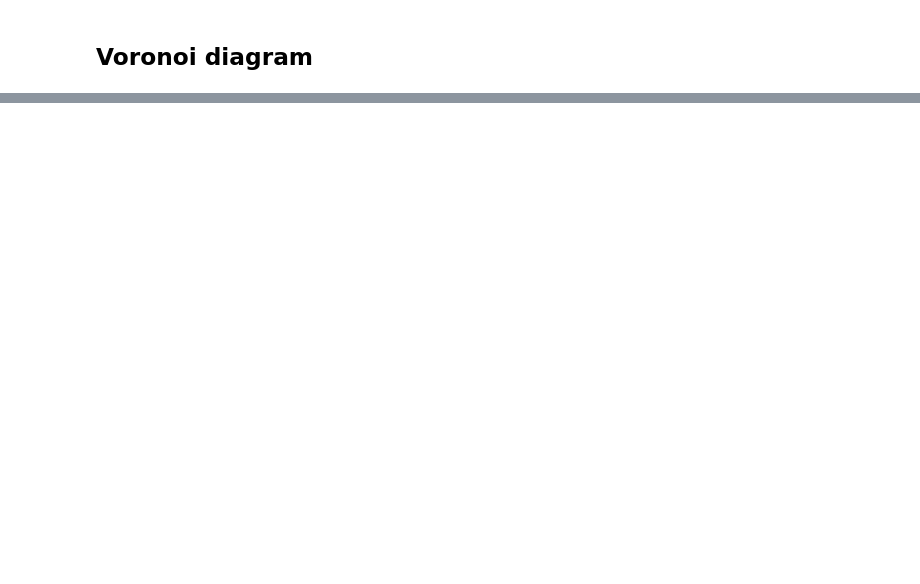
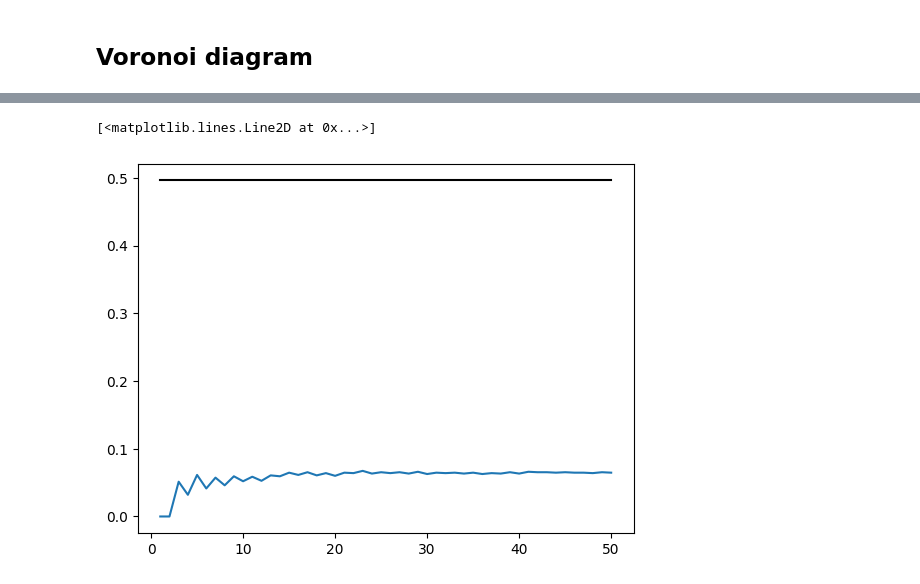
Before and after one commit to maurotella/appuntiSML, a Jupyter notebook: test.ipynb, the cells around one changed output, grey strips where cells are left out. Drawn from its saved outputs; the diff is of its cells as text; code cells hidden in the pictures; blank space fills up the shorter version.

```diff
--- a/test.ipynb
+++ b/test.ipynb
@@ -141,0 +182,16 @@ for i in x:
+# %%
+x = []
+for k in range(1,51):
+    h = kNN(k,SX*30,SY)
+    x.append(h.lS())
+# %%
+test_error = []
+for k in range(1,51):
+    h = kNN(k,SX*30,SY)
+    test_error.append(h.test_error(TX,TY))
+# %%
+plt.plot(range(1,51),x,'')
+plt.plot(range(1,51),test_error,'-k')
+# %% [output]
+[<matplotlib.lines.Line2D at 0x...>]
+[figure, added]
```
Also changed, not shown: parts of 8 cells of this notebook, 6 other files.
